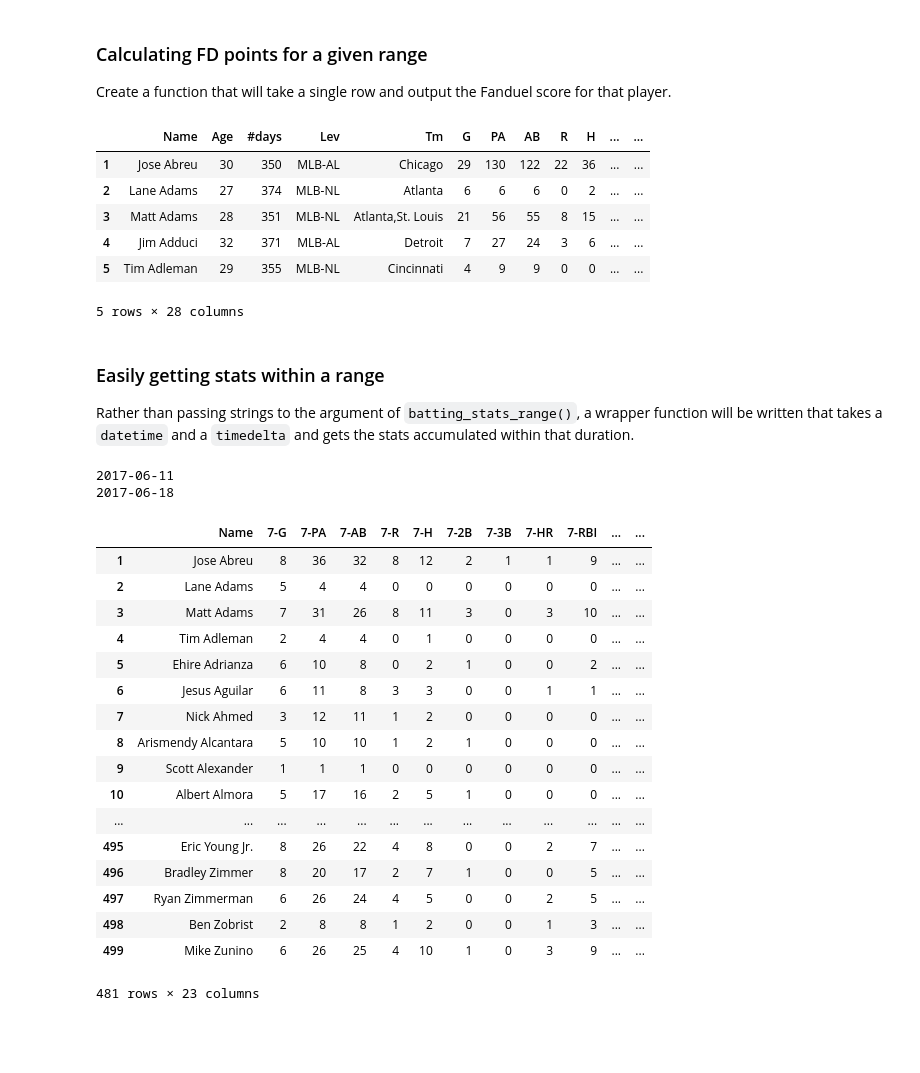
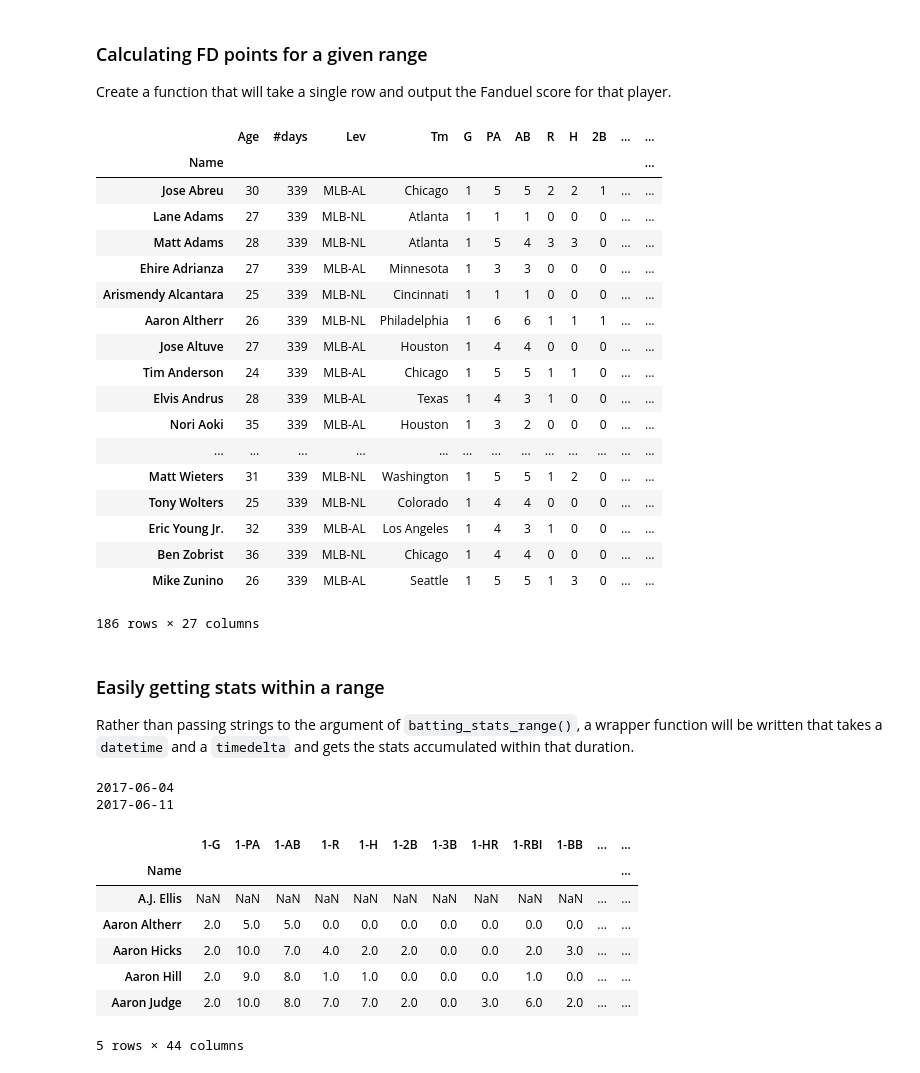
Before and after one commit to mdrews93/FantasyBaseball, a Jupyter notebook: Pybaseball-Exploration.ipynb, the cells around one changed output. Saved outputs shown, nothing was run; the diff lists cells and outputs as text; code cells hidden in the pictures; blank space fills up the shorter version.

```diff
--- a/Pybaseball-Exploration.ipynb
+++ b/Pybaseball-Exploration.ipynb
@@ -27,30 +28,42 @@ def get_fantasy_points(stats):
     singles = stats["H"]-stats["2B"]-stats["3B"]-stats["HR"]
     points = 3*singles+3.2*stats["R"]+6*stats["2B"]+9*stats["3B"]+12*stats["HR"]\
             +3.5*stats["RBI"]+3*stats["BB"]+3*stats["IBB"]+3*stats["HBP"]+6*stats["SB"]
-    return points
+    return pd.DataFrame({"Name": stats["Name"],
+                         "FD Points": points})
-# %%
-data["FD Points"] = get_fantasy_points(data)
-data.head()
-# %% [output]
-|  | Name | Age | #days | Lev | Tm | G | PA | AB | R | H | ... | ... |
-| 1 | Jose Abreu | 30 | 350 | MLB-AL | Chicago | 29 | 130 | 122 | 22 | 36 | ... | ... |
-| 2 | Lane Adams | 27 | 374 | MLB-NL | Atlanta | 6 | 6 | 6 | 0 | 2 | ... | ... |
-| 3 | Matt Adams | 28 | 351 | MLB-NL | Atlanta,St. Louis | 21 | 56 | 55 | 8 | 15 | ... | ... |
-| 4 | Jim Adduci | 32 | 371 | MLB-AL | Detroit | 7 | 27 | 24 | 3 | 6 | ... | ... |
-| 5 | Tim Adleman | 29 | 355 | MLB-NL | Cincinnati | 4 | 9 | 9 | 0 | 0 | ... | ... |
-5 rows × 28 columns
+# %%
+data.set_index("Name").join(get_fantasy_points(data).set_index("Name"))
+# %% [output]
+|  | Age | #days | Lev | Tm | G | PA | AB | R | H | 2B | ... | ... |
+| Name |  |  |  |  |  |  |  |  |  |  |  | ... |
+| Jose Abreu | 30 | 339 | MLB-AL | Chicago | 1 | 5 | 5 | 2 | 2 | 1 | ... | ... |
+| Lane Adams | 27 | 339 | MLB-NL | Atlanta | 1 | 1 | 1 | 0 | 0 | 0 | ... | ... |
+| Matt Adams | 28 | 339 | MLB-NL | Atlanta | 1 | 5 | 4 | 3 | 3 | 0 | ... | ... |
+| Ehire Adrianza | 27 | 339 | MLB-AL | Minnesota | 1 | 3 | 3 | 0 | 0 | 0 | ... | ... |
+| Arismendy Alcantara | 25 | 339 | MLB-NL | Cincinnati | 1 | 1 | 1 | 0 | 0 | 0 | ... | ... |
+| Aaron Altherr | 26 | 339 | MLB-NL | Philadelphia | 1 | 6 | 6 | 1 | 1 | 1 | ... | ... |
+| Jose Altuve | 27 | 339 | MLB-AL | Houston | 1 | 4 | 4 | 0 | 0 | 0 | ... | ... |
+| Tim Anderson | 24 | 339 | MLB-AL | Chicago | 1 | 5 | 5 | 1 | 1 | 0 | ... | ... |
+| Elvis Andrus | 28 | 339 | MLB-AL | Texas | 1 | 4 | 3 | 1 | 0 | 0 | ... | ... |
+| Nori Aoki | 35 | 339 | MLB-AL | Houston | 1 | 3 | 2 | 0 | 0 | 0 | ... | ... |
+| ... | ... | ... | ... | ... | ... | ... | ... | ... | ... | ... | ... | ... |
+| Matt Wieters | 31 | 339 | MLB-NL | Washington | 1 | 5 | 5 | 1 | 2 | 0 | ... | ... |
+| Tony Wolters | 25 | 339 | MLB-NL | Colorado | 1 | 4 | 4 | 0 | 0 | 0 | ... | ... |
+| Eric Young Jr. | 32 | 339 | MLB-AL | Los Angeles | 1 | 4 | 3 | 1 | 0 | 0 | ... | ... |
+| Ben Zobrist | 36 | 339 | MLB-NL | Chicago | 1 | 4 | 4 | 0 | 0 | 0 | ... | ... |
+| Mike Zunino | 26 | 339 | MLB-AL | Seattle | 1 | 5 | 5 | 1 | 3 | 0 | ... | ... |
+186 rows × 27 columns
 # %% [markdown]
 ### Easily getting stats within a range
 
 Rather than passing strings to the argument of `batting_stats_range()`, a wrapper function will be written that takes a `datetime` and a `timedelta` and gets the stats accumulated within that duration.
 # %%
-start = datetime.date(2017, 6, 11)
+end = datetime.date(2017, 6, 11)
 day = datetime.timedelta(days=1)
 week = datetime.timedelta(days=7)
-end = start+week
+start = end-week
 print(start)
 print(end)
 # %% [output]
+2017-06-04
 2017-06-11
-2017-06-18
 # %%
@@ -65,24 +79,2 @@ def get_batting_stats(start_ts, duration):
 
     return results
-# %%
-df = get_batting_stats(start, week)
-df
-# %% [output]
-|  | Name | 7-G | 7-PA | 7-AB | 7-R | 7-H | 7-2B | 7-3B | 7-HR | 7-RBI | ... | ... |
-| 1 | Jose Abreu | 8 | 36 | 32 | 8 | 12 | 2 | 1 | 1 | 9 | ... | ... |
-| 2 | Lane Adams | 5 | 4 | 4 | 0 | 0 | 0 | 0 | 0 | 0 | ... | ... |
-| 3 | Matt Adams | 7 | 31 | 26 | 8 | 11 | 3 | 0 | 3 | 10 | ... | ... |
-| 4 | Tim Adleman | 2 | 4 | 4 | 0 | 1 | 0 | 0 | 0 | 0 | ... | ... |
-| 5 | Ehire Adrianza | 6 | 10 | 8 | 0 | 2 | 1 | 0 | 0 | 2 | ... | ... |
-| 6 | Jesus Aguilar | 6 | 11 | 8 | 3 | 3 | 0 | 0 | 1 | 1 | ... | ... |
-| 7 | Nick Ahmed | 3 | 12 | 11 | 1 | 2 | 0 | 0 | 0 | 0 | ... | ... |
-| 8 | Arismendy Alcantara | 5 | 10 | 10 | 1 | 2 | 1 | 0 | 0 | 0 | ... | ... |
-| 9 | Scott Alexander | 1 | 1 | 1 | 0 | 0 | 0 | 0 | 0 | 0 | ... | ... |
-| 10 | Albert Almora | 5 | 17 | 16 | 2 | 5 | 1 | 0 | 0 | 0 | ... | ... |
-| ... | ... | ... | ... | ... | ... | ... | ... | ... | ... | ... | ... | ... |
-| 495 | Eric Young Jr. | 8 | 26 | 22 | 4 | 8 | 0 | 0 | 2 | 7 | ... | ... |
-| 496 | Bradley Zimmer | 8 | 20 | 17 | 2 | 7 | 1 | 0 | 0 | 5 | ... | ... |
-| 497 | Ryan Zimmerman | 6 | 26 | 24 | 4 | 5 | 0 | 0 | 2 | 5 | ... | ... |
-| 498 | Ben Zobrist | 2 | 8 | 8 | 1 | 2 | 0 | 0 | 1 | 3 | ... | ... |
-| 499 | Mike Zunino | 6 | 26 | 25 | 4 | 10 | 1 | 0 | 3 | 9 | ... | ... |
-481 rows × 23 columns
@@ -88,0 +91,11 @@ df
+# %%
+results.head()
+# %% [output]
+|  | 1-G | 1-PA | 1-AB | 1-R | 1-H | 1-2B | 1-3B | 1-HR | 1-RBI | 1-BB | ... | ... |
+| Name |  |  |  |  |  |  |  |  |  |  |  | ... |
+| A.J. Ellis | NaN | NaN | NaN | NaN | NaN | NaN | NaN | NaN | NaN | NaN | ... | ... |
+| Aaron Altherr | 2.0 | 5.0 | 5.0 | 0.0 | 0.0 | 0.0 | 0.0 | 0.0 | 0.0 | 0.0 | ... | ... |
+| Aaron Hicks | 2.0 | 10.0 | 7.0 | 4.0 | 2.0 | 2.0 | 0.0 | 0.0 | 2.0 | 3.0 | ... | ... |
+| Aaron Hill | 2.0 | 9.0 | 8.0 | 1.0 | 1.0 | 0.0 | 0.0 | 0.0 | 1.0 | 0.0 | ... | ... |
+| Aaron Judge | 2.0 | 10.0 | 8.0 | 7.0 | 7.0 | 2.0 | 0.0 | 3.0 | 6.0 | 2.0 | ... | ... |
+5 rows × 44 columns
```
Also changed, not shown: parts of 10 cells of this notebook.
